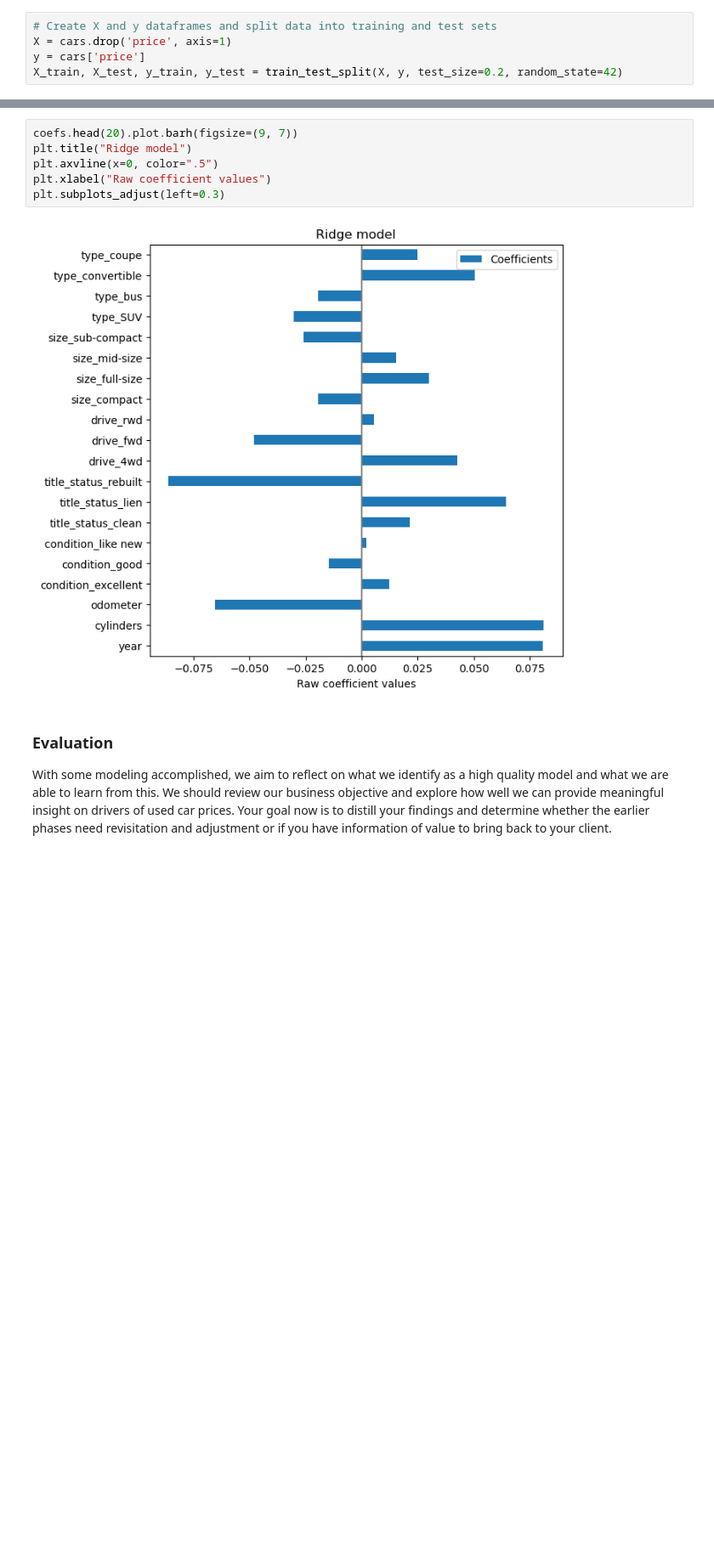
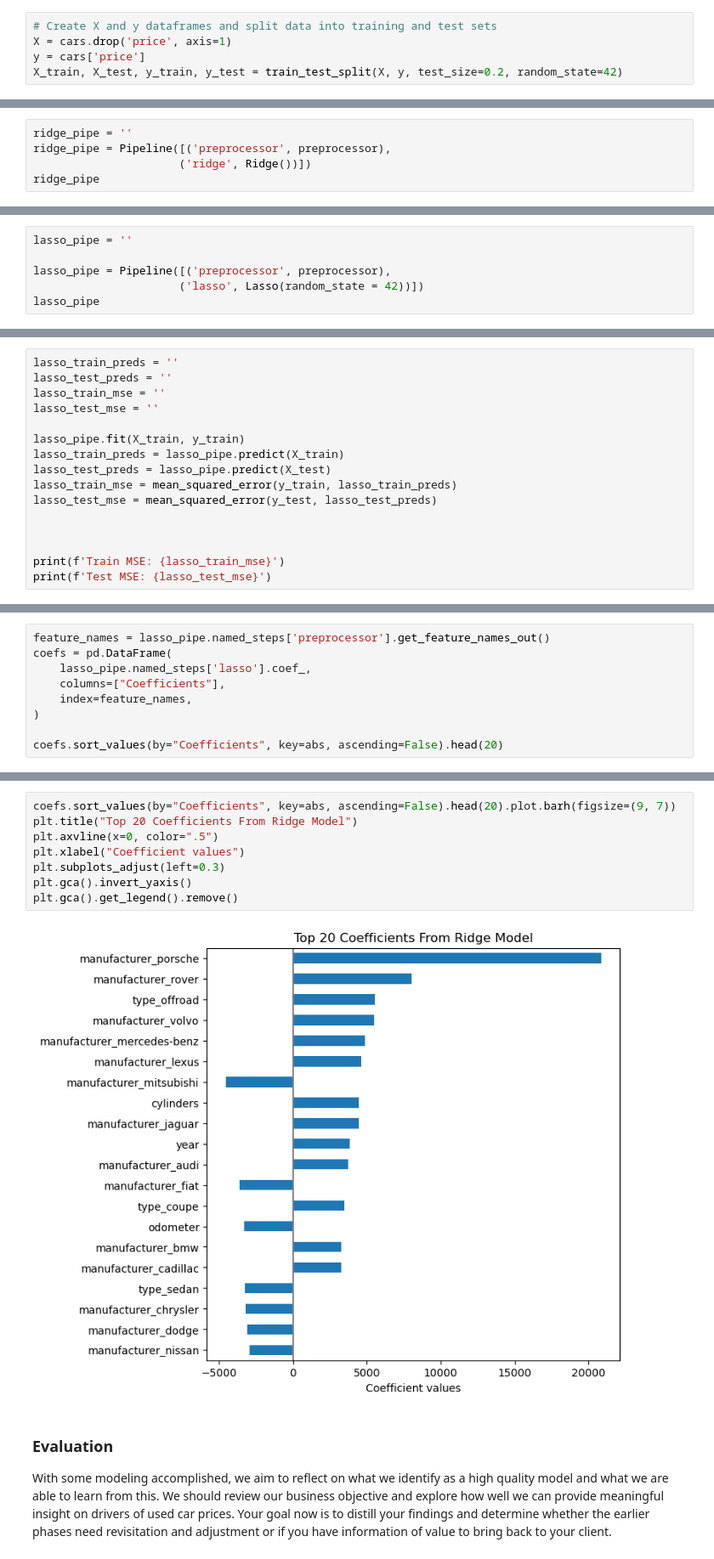
Before and after one commit to cdungca/used-cars, a Jupyter notebook: prompt_II.ipynb, the cells around one changed output, grey strips where cells are left out. Shown: that part at 85% size. Saved outputs shown, nothing was run; the diff lists cells and outputs as text; blank space fills up the shorter version.

Commit message:
Complete model analysis

```diff
--- a/prompt_II.ipynb
+++ b/prompt_II.ipynb
@@ -323,0 +330,5 @@ Best Alpha: 0.1
+# %%
+ridge_pipe = ''
+ridge_pipe = Pipeline([('preprocessor', preprocessor),
+                      ('ridge', Ridge())])
+ridge_pipe
@@ -323,0 +377,6 @@ Best Alpha: 0.1
+# %%
+lasso_pipe = ''
+
+lasso_pipe = Pipeline([('preprocessor', preprocessor),
+                      ('lasso', Lasso(random_state = 42))])
+lasso_pipe
@@ -323,0 +400,16 @@ Best Alpha: 0.1
+# %%
+lasso_train_preds = ''
+lasso_test_preds = ''
+lasso_train_mse = ''
+lasso_test_mse = ''
+
+lasso_pipe.fit(X_train, y_train)
+lasso_train_preds = lasso_pipe.predict(X_train)
+lasso_test_preds = lasso_pipe.predict(X_test)
+lasso_train_mse = mean_squared_error(y_train, lasso_train_preds)
+lasso_test_mse = mean_squared_error(y_test, lasso_test_preds)
+
+
+
+print(f'Train MSE: {lasso_train_mse}')
+print(f'Test MSE: {lasso_test_mse}')
@@ -323,0 +421,9 @@ Best Alpha: 0.1
+# %%
+feature_names = lasso_pipe.named_steps['preprocessor'].get_feature_names_out()
+coefs = pd.DataFrame(
+    lasso_pipe.named_steps['lasso'].coef_,
+    columns=["Coefficients"],
+    index=feature_names,
+)
+
+coefs.sort_values(by="Coefficients", key=abs, ascending=False).head(20)
@@ -324,11 +448,13 @@ Best Alpha: 0.1
 # %%
-coefs.head(20).plot.barh(figsize=(9, 7))
-plt.title("Ridge model")
+coefs.sort_values(by="Coefficients", key=abs, ascending=False).head(20).plot.barh(figsize=(9, 7))
+plt.title("Top 20 Coefficients From Ridge Model")
 plt.axvline(x=0, color=".5")
-plt.xlabel("Raw coefficient values")
+plt.xlabel("Coefficient values")
 plt.subplots_adjust(left=0.3)
+plt.gca().invert_yaxis()
+plt.gca().get_legend().remove()
 # %% [output]
-[figure, old version]
+[figure, new version]
 # %% [markdown]
 ### Evaluation
 
```
Also changed, not shown: parts of 36 cells of this notebook, 7 other files.
